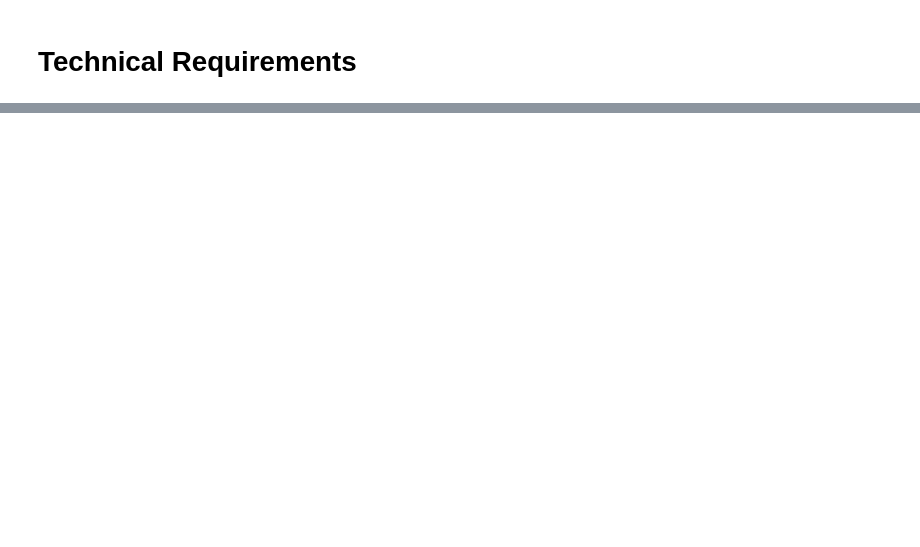
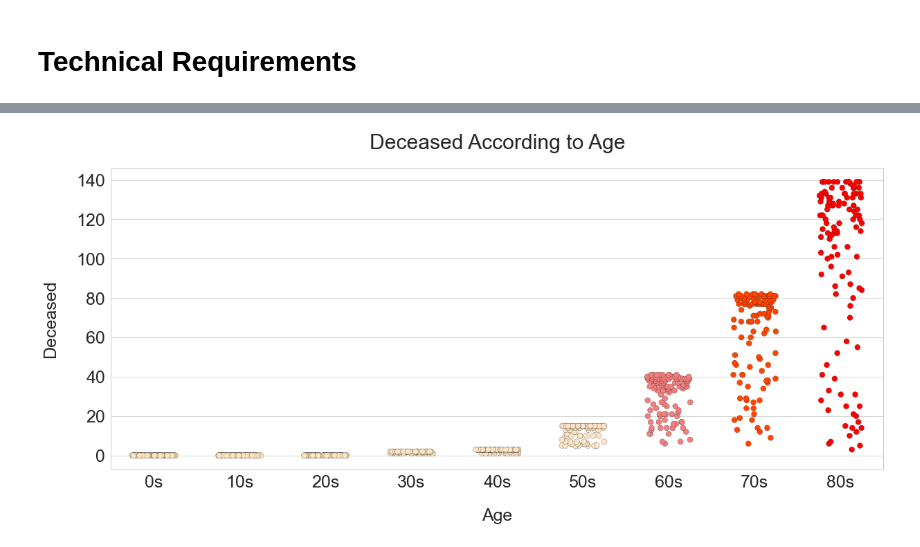
Before and after one commit to KevinNourian/COVID19, a Jupyter notebook: 00COVID19.ipynb, the cells around one changed output, grey strips where cells are left out. Cells and saved outputs as stored; diff of their text form; code cells hidden in the pictures; blank space fills up the shorter version.

```diff
--- a/00COVID19.ipynb
+++ b/00COVID19.ipynb
@@ -804,0 +663,51 @@ population
+# %%
+deceased_by_age = (
+    age[["Age", "Deceased"]]
+    .groupby(["Age"])
+    .max()
+    .sort_values("Deceased", ascending=False)
+)
+
+deceased_by_age = deceased_by_age.reset_index()
+
+plt.figure(figsize=(20, 8))
+sns.set(style="whitegrid")
+sns.set_context("paper", font_scale=2.0)
+
+ord_color = "bisque"
+spec_lev1 = "red"
+spec_lev2 = "orangered"
+spec_lev3 = "lightcoral"
+
+palette = {
+    "0s": ord_color,
+    "10s": ord_color,
+    "20s": ord_color,
+    "30s": ord_color,
+    "40s": ord_color,
+    "50s": ord_color,
+    "60s": spec_lev3,
+    "70s": spec_lev2,
+    "80s": spec_lev1,
+}
+
+sns.stripplot(
+    data=age,
+    x="Age",
+    y="Deceased",
+    jitter=0.25,
+    size=8,
+    linewidth=0.2,
+    edgecolor="Black",
+    palette=palette,
+)
+
+plt.xticks(fontsize=25)
+plt.yticks(fontsize=25)
+plt.xlabel("Age", fontsize=25, labelpad=25)
+plt.ylabel("Deceased", fontsize=25, labelpad=25)
+plt.title("Deceased According to Age", fontsize=30, y=1.05)
+
+plt.show();
+# %% [output]
+[figure, added]
```
Also changed, not shown: parts of 188 cells of this notebook, 3 other files.
